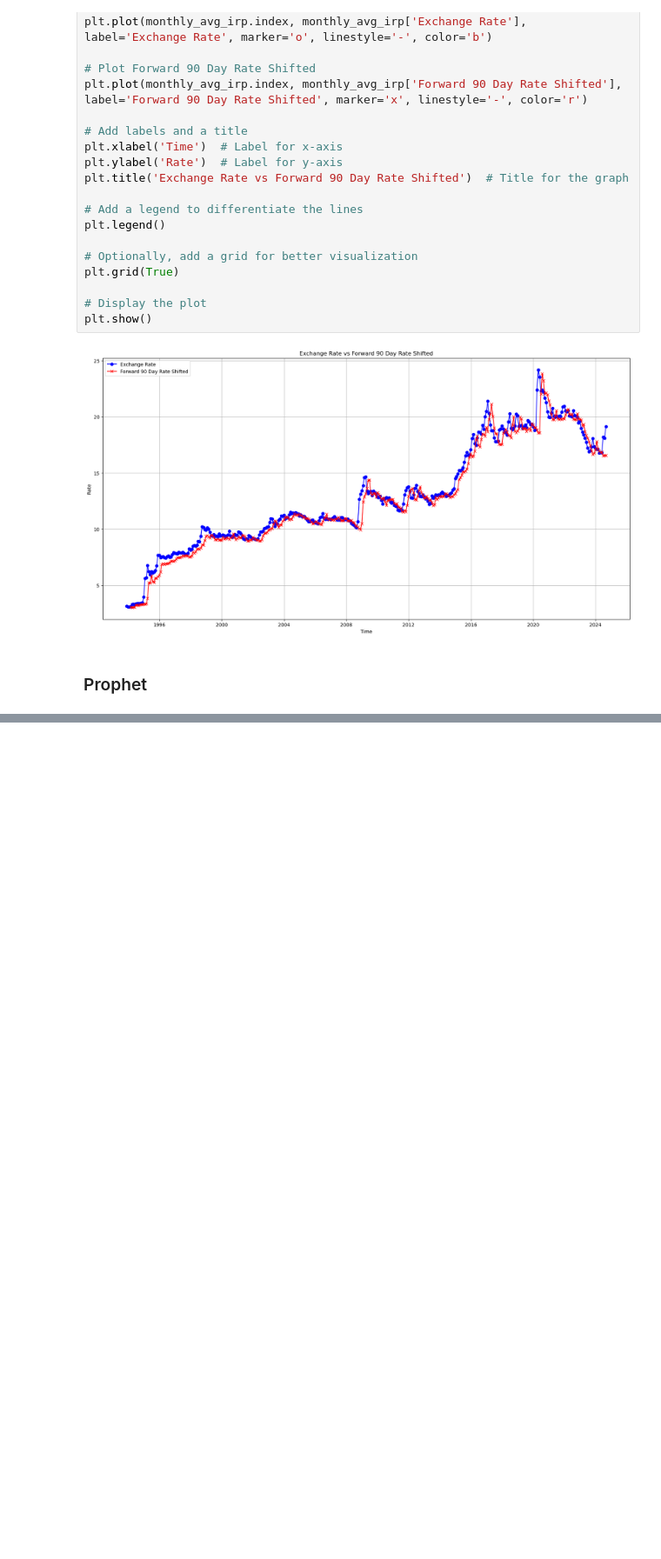
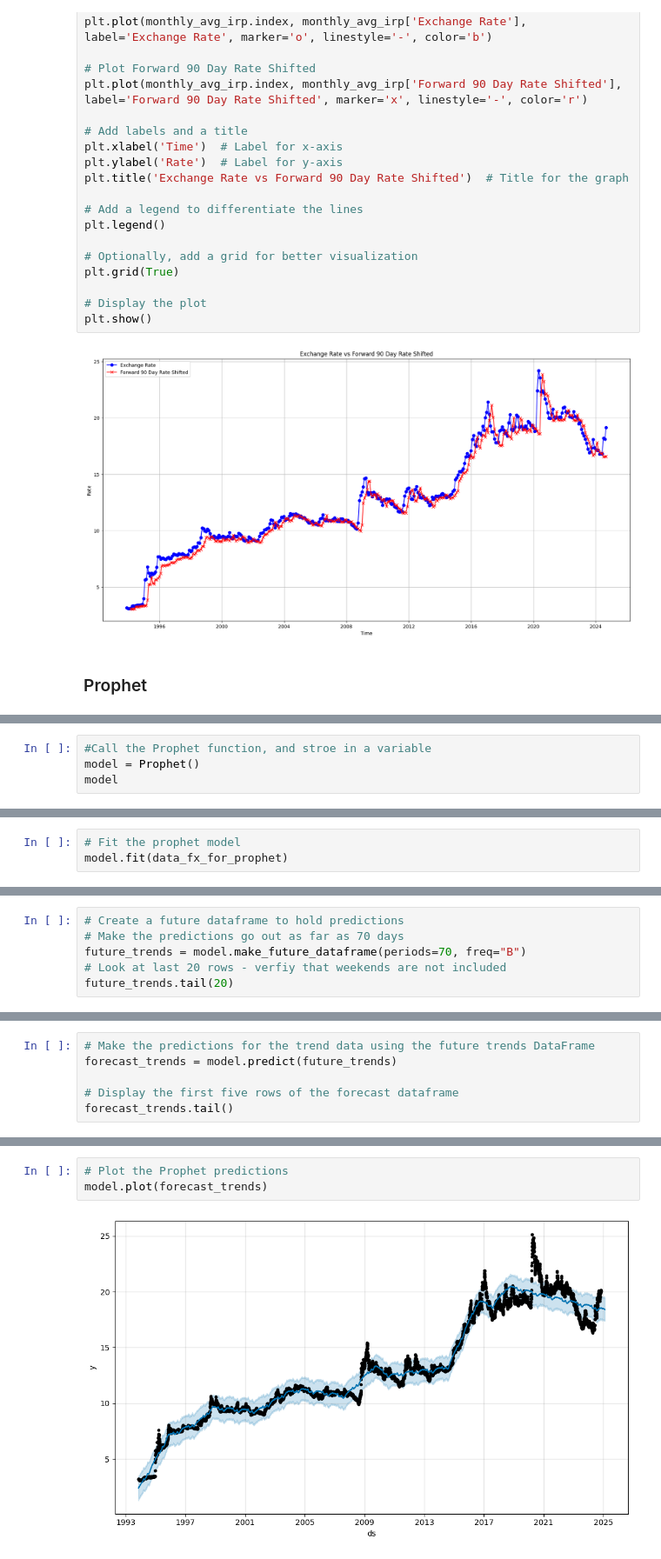
Before and after one commit to wrdhall3/fx-rate-project, a Jupyter notebook: retrieve_fx_data.ipynb, the cells around one changed output, grey strips where cells are left out. Shown at 87% size. Drawn from its saved outputs; the diff is of its cells as text; blank space fills up the shorter version.

```diff
--- a/retrieve_fx_data.ipynb
+++ b/retrieve_fx_data.ipynb
@@ -514,0 +619,4 @@ plt.show()
+# %%
+#Call the Prophet function, and stroe in a variable
+model = Prophet()
+model
@@ -514,0 +625,3 @@ plt.show()
+# %%
+# Fit the prophet model
+model.fit(data_fx_for_prophet)
@@ -514,0 +640,6 @@ plt.show()
+# %%
+# Create a future dataframe to hold predictions
+# Make the predictions go out as far as 70 days
+future_trends = model.make_future_dataframe(periods=70, freq="B")
+# Look at last 20 rows - verfiy that weekends are not included
+future_trends.tail(20)
@@ -514,0 +664,6 @@ plt.show()
+# %%
+# Make the predictions for the trend data using the future trends DataFrame
+forecast_trends = model.predict(future_trends)
+
+# Display the first five rows of the forecast dataframe
+forecast_trends.tail()
@@ -514,0 +677,5 @@ plt.show()
+# %%
+# Plot the Prophet predictions
+model.plot(forecast_trends)
+# %% [output]
+[figure, added]
```
Also changed, not shown: parts of 36 cells of this notebook.
